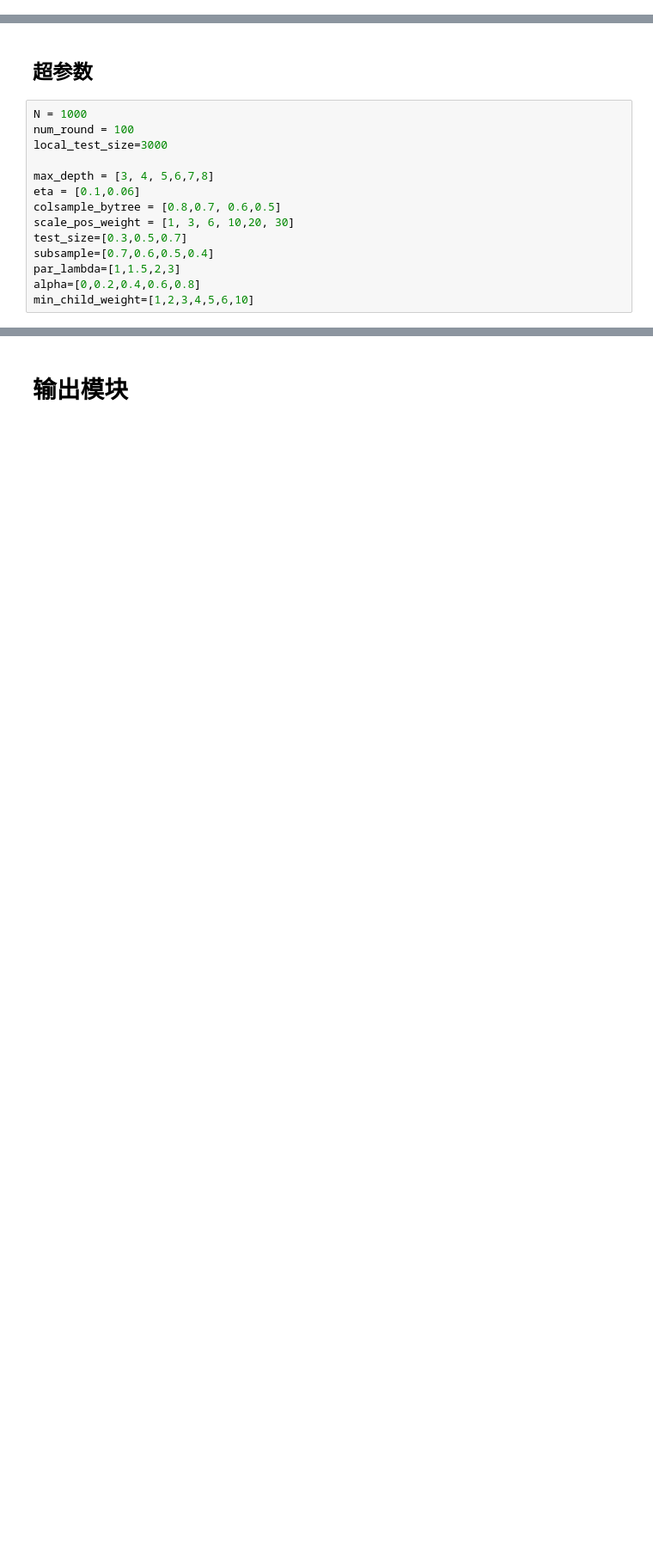
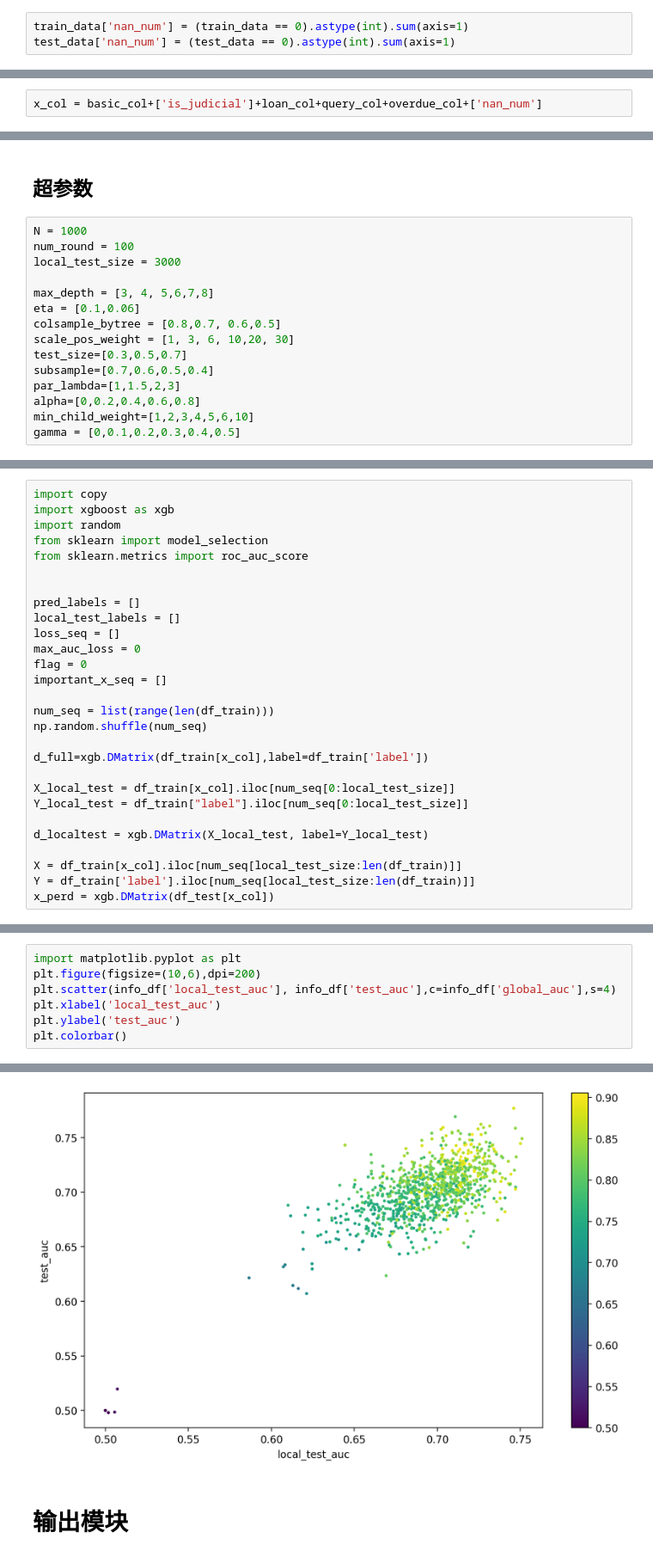
Before and after one commit to tassadar667/Take-down-SHUMO, a Jupyter notebook: 数据处理.ipynb, the cells around one changed output, grey strips where cells are left out. Shown: that part at 86% size. Cells and saved outputs as stored; diff of their text form; blank space fills up the shorter version.

```diff
--- a/数据处理.ipynb
+++ b/数据处理.ipynb
@@ -25,0 +29,3 @@ test_data['is_judicial']=[0 if pd.isna(i) else 1 for i in test_data['judicial_re
+# %%
+train_data['nan_num'] = (train_data == 0).astype(int).sum(axis=1)
+test_data['nan_num'] = (test_data == 0).astype(int).sum(axis=1)
@@ -125,3 +273,5 @@ x_col = basic_col+['is_judicial']+loan_col+query_col+overdue_col
+# %%
+x_col = basic_col+['is_judicial']+loan_col+query_col+overdue_col+['nan_num']
 # %%
 # df_train.drop(columns=drop_col)
 # %% [markdown]
@@ -147,7 +281,7 @@ X_train, X_test, y_train, y_test = model_selection.train_test_split(
 # %%
 N = 1000
 num_round = 100
-local_test_size=3000
+local_test_size = 3000
 
 max_depth = [3, 4, 5,6,7,8]
 eta = [0.1,0.06]
@@ -158,6 +292,7 @@ subsample=[0.7,0.6,0.5,0.4]
 par_lambda=[1,1.5,2,3]
 alpha=[0,0.2,0.4,0.6,0.8]
 min_child_weight=[1,2,3,4,5,6,10]
+gamma = [0,0.1,0.2,0.3,0.4,0.5]
 # %% [markdown]
 ### train划分为
 * 本地测试集（固定）d_localtest
@@ -167 +302,29 @@ min_child_weight=[1,2,3,4,5,6,10]
+# %%
+import copy
+import xgboost as xgb
+import random
+from sklearn import model_selection
+from sklearn.metrics import roc_auc_score
+
+
+pred_labels = []
+local_test_labels = []
+loss_seq = []
+max_auc_loss = 0
+flag = 0
+important_x_seq = []
+
+num_seq = list(range(len(df_train)))
+np.random.shuffle(num_seq)
+
+d_full=xgb.DMatrix(df_train[x_col],label=df_train['label'])
+
+X_local_test = df_train[x_col].iloc[num_seq[0:local_test_size]]
+Y_local_test = df_train["label"].iloc[num_seq[0:local_test_size]]
+
+d_localtest = xgb.DMatrix(X_local_test, label=Y_local_test)
+
+X = df_train[x_col].iloc[num_seq[local_test_size:len(df_train)]]
+Y = df_train['label'].iloc[num_seq[local_test_size:len(df_train)]]
+x_perd = xgb.DMatrix(df_test[x_col])
 # %%
@@ -325,0 +451,8 @@ important_x
+# %%
+import matplotlib.pyplot as plt
+plt.figure(figsize=(10,6),dpi=200)
+plt.scatter(info_df['local_test_auc'], info_df['test_auc'],c=info_df['global_auc'],s=4)
+plt.xlabel('local_test_auc')
+plt.ylabel('test_auc')
+plt.colorbar()
+# %% [output]
@@ -326,3 +460,4 @@ important_x
+[figure, added]
 # %% [markdown]
 # 输出模块
 # %%
```
Also changed, not shown: parts of 36 cells of this notebook, 1 other file.
